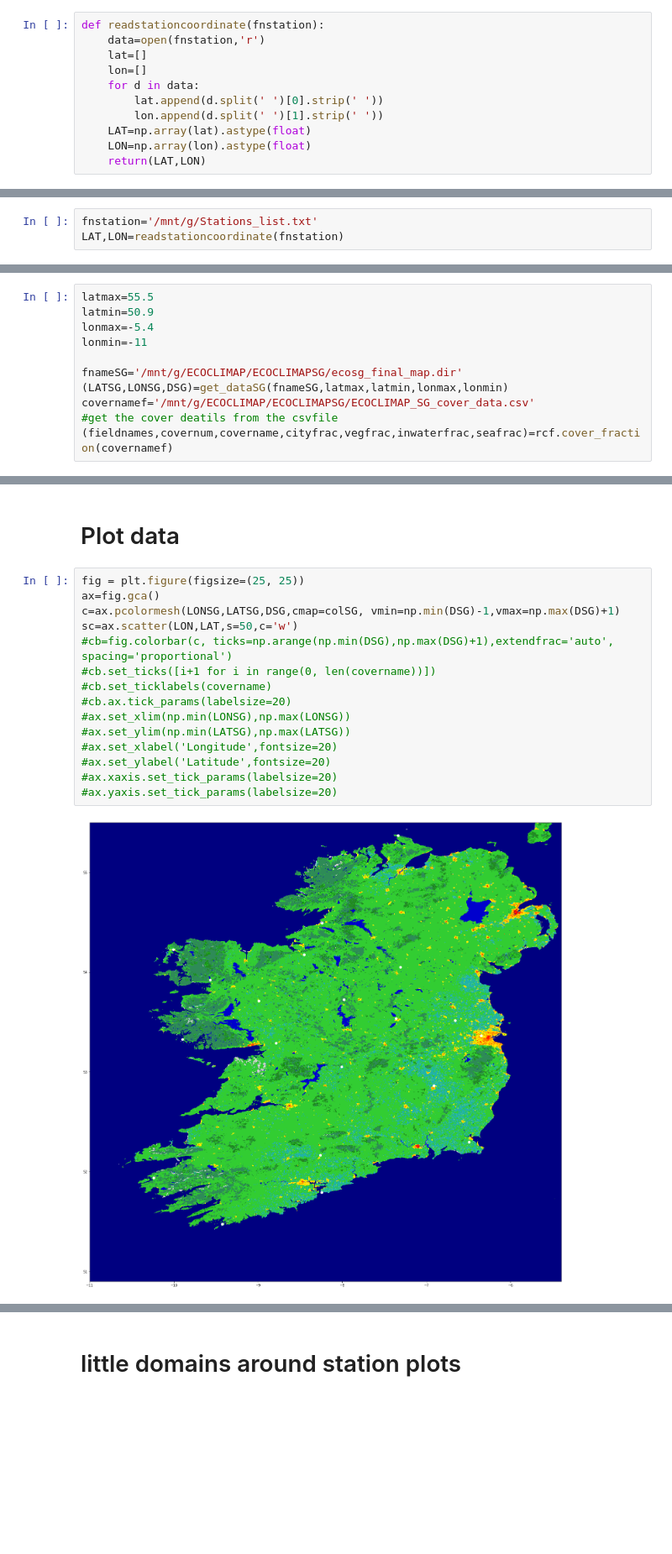
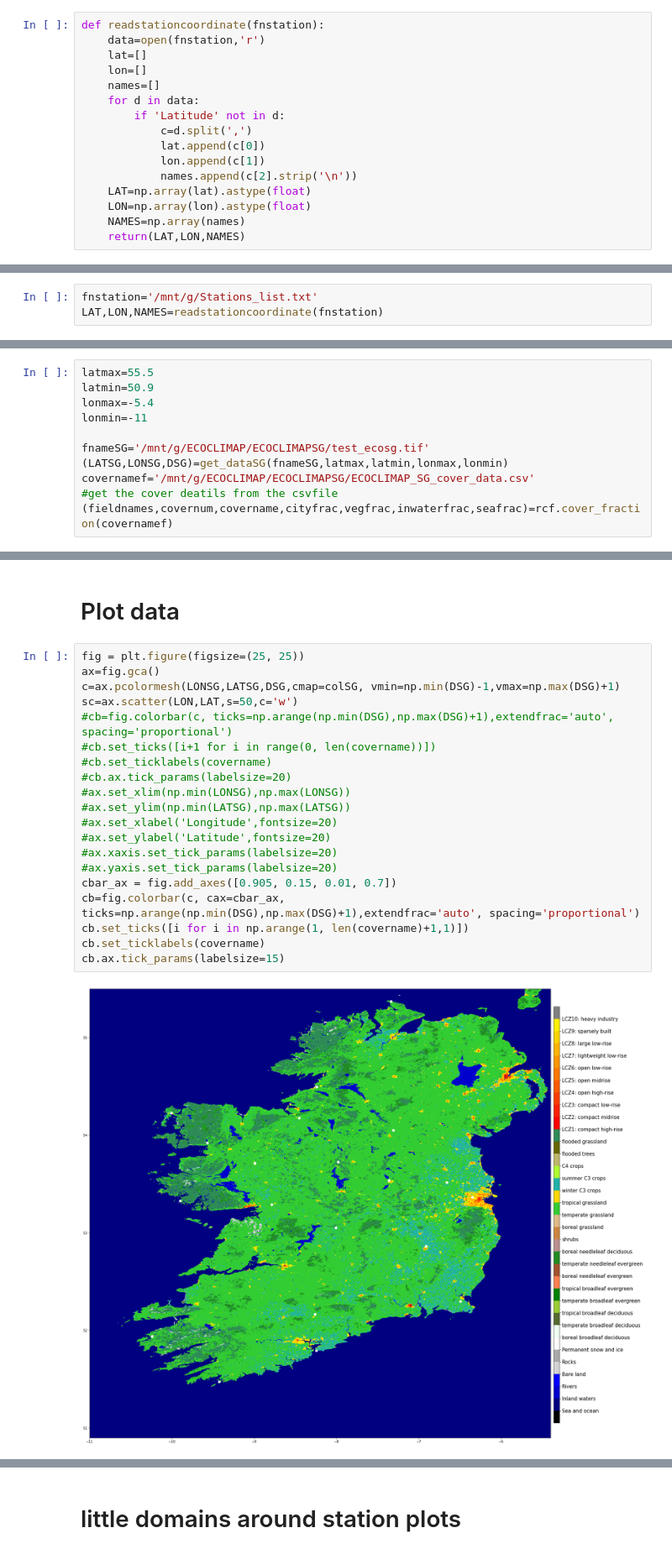
Before and after one commit to gbessardon/patches, a Jupyter notebook: Stations_patches.ipynb, the cells around one changed output, grey strips where cells are left out. Shown at 84% size. Drawn from its saved outputs; the diff is of its cells as text; blank space fills up the shorter version.

Commit message:
legend

```diff
--- a/Stations_patches.ipynb
+++ b/Stations_patches.ipynb
@@ -61,12 +61,17 @@ def readstationcoordinate(fnstation):
     data=open(fnstation,'r')
     lat=[]
     lon=[]
+    names=[]
     for d in data:
-        lat.append(d.split(' ')[0].strip(' '))
-        lon.append(d.split(' ')[1].strip(' '))
+        if 'Latitude' not in d:
+            c=d.split(',')
+            lat.append(c[0])
+            lon.append(c[1])
+            names.append(c[2].strip('\n'))
     LAT=np.array(lat).astype(float)
     LON=np.array(lon).astype(float)
-    return(LAT,LON)
+    NAMES=np.array(names)
+    return(LAT,LON,NAMES)
 # %% [markdown]
 ## Function to set correspondance between station and line in the csv files
 # %%
@@ -95,7 +100,7 @@ def write_txt_file_cover_station(fntxt,LAT,LON,Linenum,covernum,covername,cityfr
 ## read station coordinate
 # %%
 fnstation='/mnt/g/Stations_list.txt'
-LAT,LON=readstationcoordinate(fnstation)
+LAT,LON,NAMES=readstationcoordinate(fnstation)
 # %% [markdown]
 ## Open ECOCLIMAP-SG data
 # %%
@@ -104,7 +109,7 @@ latmin=50.9
 lonmax=-5.4
 lonmin=-11
 
-fnameSG='/mnt/g/ECOCLIMAP/ECOCLIMAPSG/ecosg_final_map.dir'
+fnameSG='/mnt/g/ECOCLIMAP/ECOCLIMAPSG/test_ecosg.tif'
 (LATSG,LONSG,DSG)=get_dataSG(fnameSG,latmax,latmin,lonmax,lonmin)
 covernamef='/mnt/g/ECOCLIMAP/ECOCLIMAPSG/ECOCLIMAP_SG_cover_data.csv'
 #get the cover deatils from the csvfile
@@ -193,17 +198,22 @@ colSG
 # %%
 fig = plt.figure(figsize=(25, 25))
 ax=fig.gca()
 c=ax.pcolormesh(LONSG,LATSG,DSG,cmap=colSG, vmin=np.min(DSG)-1,vmax=np.max(DSG)+1)
 sc=ax.scatter(LON,LAT,s=50,c='w')
 #cb=fig.colorbar(c, ticks=np.arange(np.min(DSG),np.max(DSG)+1),extendfrac='auto', spacing='proportional')
 #cb.set_ticks([i+1 for i in range(0, len(covername))])
 #cb.set_ticklabels(covername)
 #cb.ax.tick_params(labelsize=20)
 #ax.set_xlim(np.min(LONSG),np.max(LONSG))
 #ax.set_ylim(np.min(LATSG),np.max(LATSG))
 #ax.set_xlabel('Longitude',fontsize=20)
 #ax.set_ylabel('Latitude',fontsize=20)
 #ax.xaxis.set_tick_params(labelsize=20)
 #ax.yaxis.set_tick_params(labelsize=20)
+cbar_ax = fig.add_axes([0.905, 0.15, 0.01, 0.7])
+cb=fig.colorbar(c, cax=cbar_ax, ticks=np.arange(np.min(DSG),np.max(DSG)+1),extendfrac='auto', spacing='proportional')
+cb.set_ticks([i for i in np.arange(1, len(covername)+1,1)])
+cb.set_ticklabels(covername)
+cb.ax.tick_params(labelsize=15)
 # %% [output]
-[figure, old version]
+[figure, new version]
```
Also changed, not shown: parts of 10 cells of this notebook, 3 other files.
